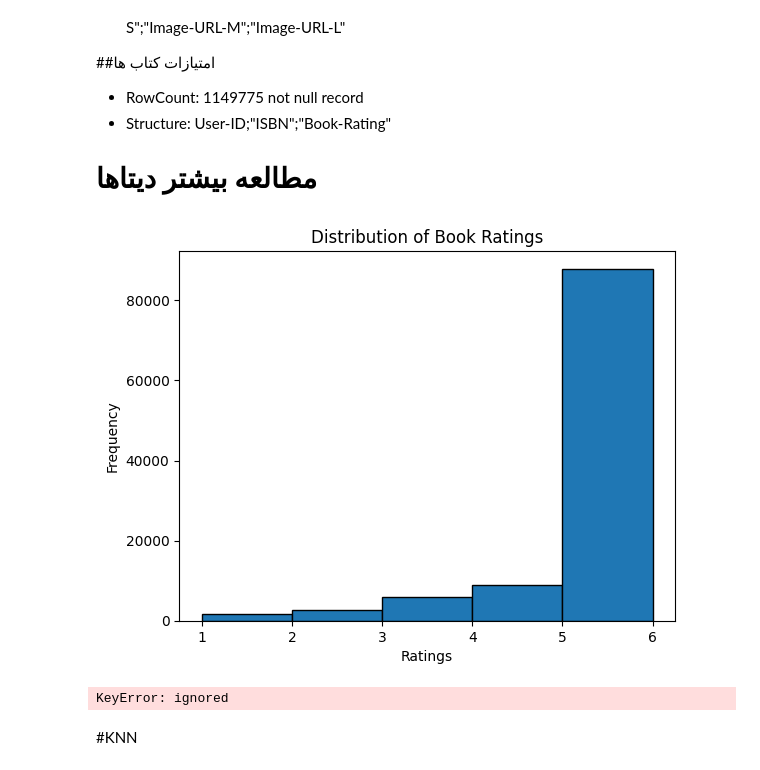
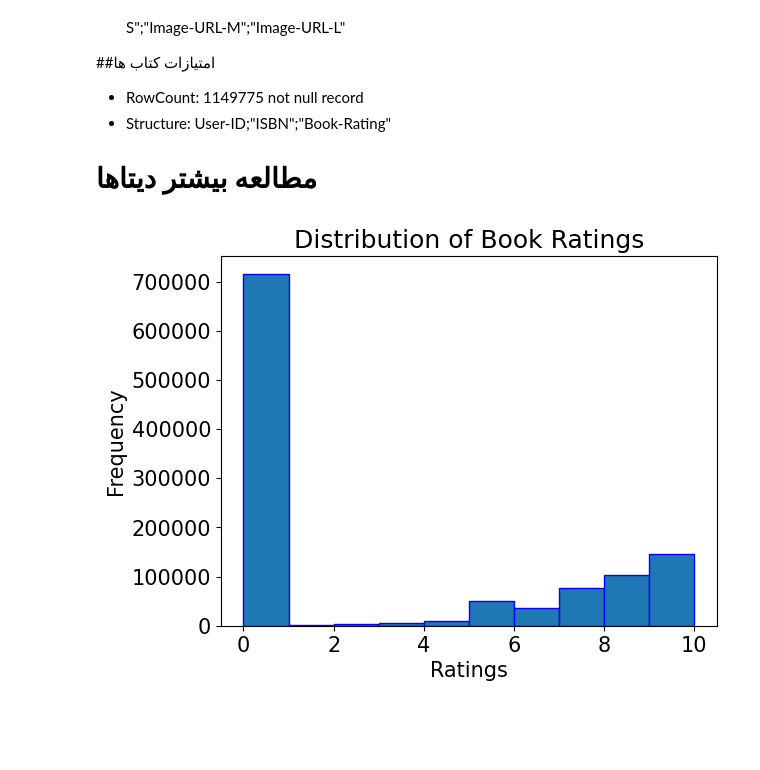
Before and after one commit to AmirNBA9/Binance.API.Csharp.Client, a Jupyter notebook: KNN_suggestionbook.ipynb, the cells around one changed output. Saved outputs shown, nothing was run; the diff lists cells and outputs as text; code cells hidden in the pictures; blank space fills up the shorter version.

```diff
--- a/KNN_suggestionbook.ipynb
+++ b/KNN_suggestionbook.ipynb
@@ -62,21 +66,13 @@ memory usage: 26.3+ MB
 # %%
 # پلات كردن داده هاي يونيك براي رتبه كتاب ها
 # تبدیل داده‌ها به یک DataFrame
 df = pd.DataFrame(ratings)
 
 # رسم نمودار توزیع امتیازها
-plt.hist(df["bookRating"], bins=[1, 2, 3, 4, 5, 6], edgecolor='black')
+plt.hist(df["bookRating"], bins=[0,1, 2, 3, 4, 5, 6,7,8,9,10], edgecolor='blue')
 plt.xlabel('Ratings')
 plt.ylabel('Frequency')
 plt.title('Distribution of Book Ratings')
 plt.show()
 # %% [output]
-[figure, old version]
+[figure, new version]
-# %%
-# Join ratings and books dataframes
-rating_users = pd.merge(ratings,users,on='ISBN')
-
-# Shape of the data
-rating_books.shape
-# %% [output]
-KeyError: ignored
@@ -89,2 +78,0 @@ rating_books_sample.shape
-# %% [markdown]
-#KNN
```
Also changed, not shown: parts of 29 cells of this notebook.
